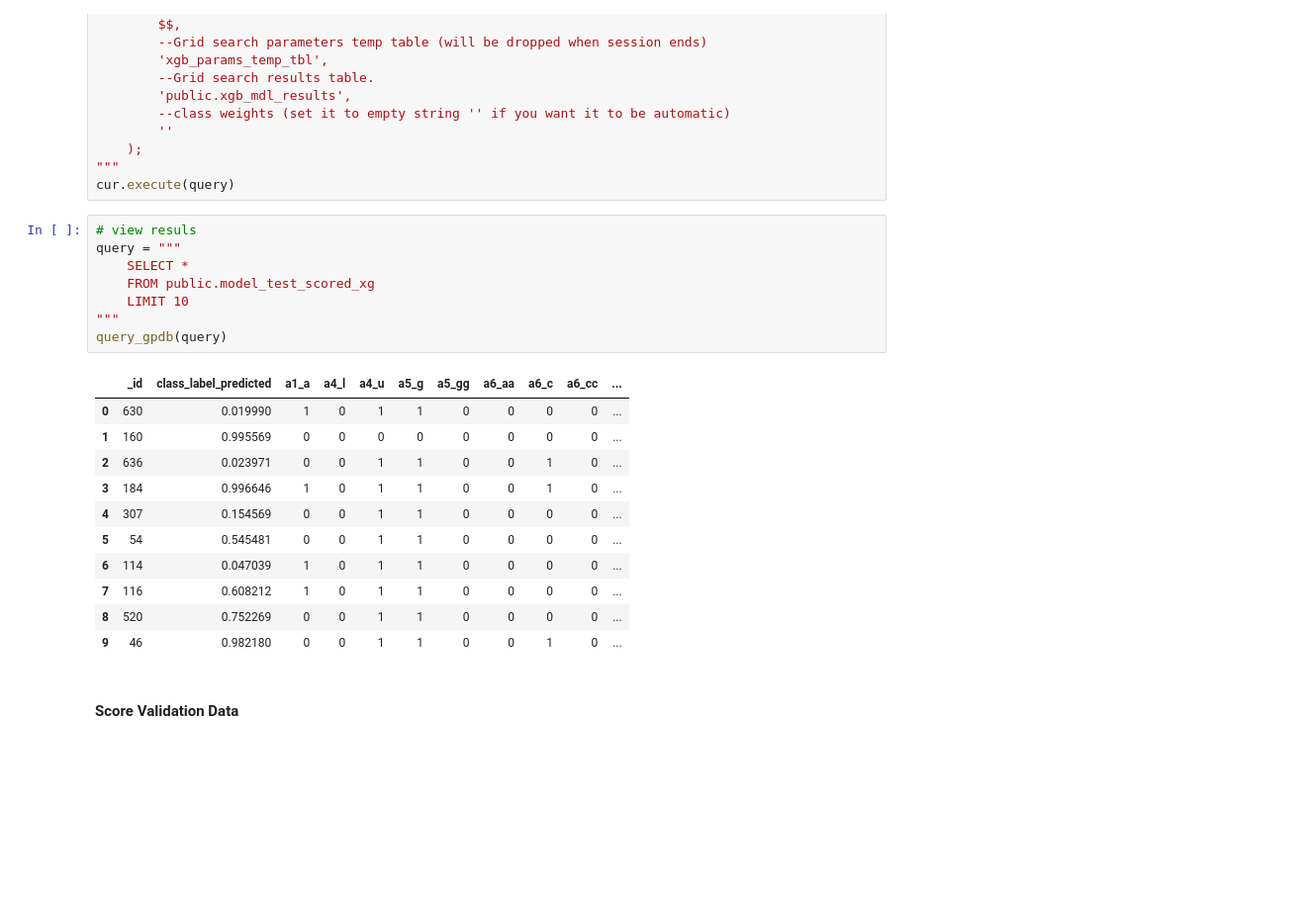
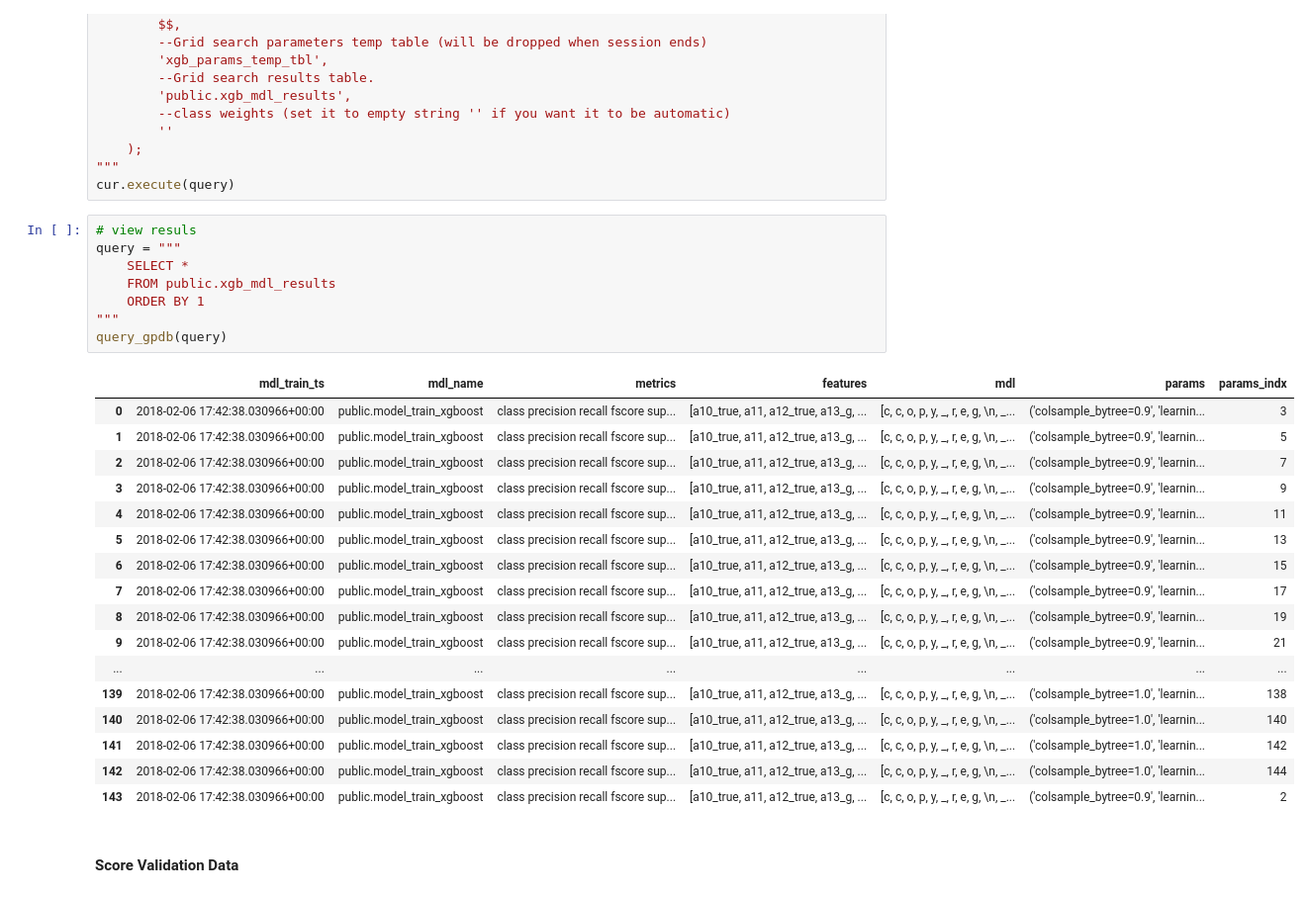
Before and after one commit to jvawdrey/gpdb5-demo, a Jupyter notebook: docker-jupyter/notebooks/Modeling Workflow Example - Greenplum Database.ipynb, the cells around one changed output. Shown at 99% size. Drawn from its saved outputs; the diff is of its cells as text; blank space fills up the shorter version.

Commit message:
xgboost fixes

```diff
--- a/docker-jupyter/notebooks/Modeling Workflow Example - Greenplum Database.ipynb
+++ b/docker-jupyter/notebooks/Modeling Workflow Example - Greenplum Database.ipynb
@@ -1172,23 +1162,29 @@ cur.execute(query)
 # %%
 # view resuls
 query = """
     SELECT *
-    FROM public.model_test_scored_xg
-    LIMIT 10
+    FROM public.xgb_mdl_results
+    ORDER BY 1
 """
 query_gpdb(query)
 # %% [output]
-|  | _id | class_label_predicted | a1_a | a4_l | a4_u | a5_g | a5_gg | a6_aa | a6_c | a6_cc | ... |
-| 0 | 630 | 0.019990 | 1 | 0 | 1 | 1 | 0 | 0 | 0 | 0 | ... |
-| 1 | 160 | 0.995569 | 0 | 0 | 0 | 0 | 0 | 0 | 0 | 0 | ... |
-| 2 | 636 | 0.023971 | 0 | 0 | 1 | 1 | 0 | 0 | 1 | 0 | ... |
-| 3 | 184 | 0.996646 | 1 | 0 | 1 | 1 | 0 | 0 | 1 | 0 | ... |
-| 4 | 307 | 0.154569 | 0 | 0 | 1 | 1 | 0 | 0 | 0 | 0 | ... |
-| 5 | 54 | 0.545481 | 0 | 0 | 1 | 1 | 0 | 0 | 0 | 0 | ... |
-| 6 | 114 | 0.047039 | 1 | 0 | 1 | 1 | 0 | 0 | 0 | 0 | ... |
-| 7 | 116 | 0.608212 | 1 | 0 | 1 | 1 | 0 | 0 | 0 | 0 | ... |
-| 8 | 520 | 0.752269 | 0 | 0 | 1 | 1 | 0 | 0 | 0 | 0 | ... |
-| 9 | 46 | 0.982180 | 0 | 0 | 1 | 1 | 0 | 0 | 1 | 0 | ... |
+|  | mdl_train_ts | mdl_name | metrics | features | mdl | params | params_indx |
+| 0 | 2018-02-06 17:42:38.030966+00:00 | public.model_train_xgboost | class precision recall fscore sup... | [a10_true, a11, a12_true, a13_g, ... | [c, c, o, p, y, _, r, e, g, \n, _... | ('colsample_bytree=0.9', 'learnin... | 3 |
+| 1 | 2018-02-06 17:42:38.030966+00:00 | public.model_train_xgboost | class precision recall fscore sup... | [a10_true, a11, a12_true, a13_g, ... | [c, c, o, p, y, _, r, e, g, \n, _... | ('colsample_bytree=0.9', 'learnin... | 5 |
+| 2 | 2018-02-06 17:42:38.030966+00:00 | public.model_train_xgboost | class precision recall fscore sup... | [a10_true, a11, a12_true, a13_g, ... | [c, c, o, p, y, _, r, e, g, \n, _... | ('colsample_bytree=0.9', 'learnin... | 7 |
+| 3 | 2018-02-06 17:42:38.030966+00:00 | public.model_train_xgboost | class precision recall fscore sup... | [a10_true, a11, a12_true, a13_g, ... | [c, c, o, p, y, _, r, e, g, \n, _... | ('colsample_bytree=0.9', 'learnin... | 9 |
+| 4 | 2018-02-06 17:42:38.030966+00:00 | public.model_train_xgboost | class precision recall fscore sup... | [a10_true, a11, a12_true, a13_g, ... | [c, c, o, p, y, _, r, e, g, \n, _... | ('colsample_bytree=0.9', 'learnin... | 11 |
+| 5 | 2018-02-06 17:42:38.030966+00:00 | public.model_train_xgboost | class precision recall fscore sup... | [a10_true, a11, a12_true, a13_g, ... | [c, c, o, p, y, _, r, e, g, \n, _... | ('colsample_bytree=0.9', 'learnin... | 13 |
+| 6 | 2018-02-06 17:42:38.030966+00:00 | public.model_train_xgboost | class precision recall fscore sup... | [a10_true, a11, a12_true, a13_g, ... | [c, c, o, p, y, _, r, e, g, \n, _... | ('colsample_bytree=0.9', 'learnin... | 15 |
+| 7 | 2018-02-06 17:42:38.030966+00:00 | public.model_train_xgboost | class precision recall fscore sup... | [a10_true, a11, a12_true, a13_g, ... | [c, c, o, p, y, _, r, e, g, \n, _... | ('colsample_bytree=0.9', 'learnin... | 17 |
+| 8 | 2018-02-06 17:42:38.030966+00:00 | public.model_train_xgboost | class precision recall fscore sup... | [a10_true, a11, a12_true, a13_g, ... | [c, c, o, p, y, _, r, e, g, \n, _... | ('colsample_bytree=0.9', 'learnin... | 19 |
+| 9 | 2018-02-06 17:42:38.030966+00:00 | public.model_train_xgboost | class precision recall fscore sup... | [a10_true, a11, a12_true, a13_g, ... | [c, c, o, p, y, _, r, e, g, \n, _... | ('colsample_bytree=0.9', 'learnin... | 21 |
+| ... | ... | ... | ... | ... | ... | ... | ... |
+| 139 | 2018-02-06 17:42:38.030966+00:00 | public.model_train_xgboost | class precision recall fscore sup... | [a10_true, a11, a12_true, a13_g, ... | [c, c, o, p, y, _, r, e, g, \n, _... | ('colsample_bytree=1.0', 'learnin... | 138 |
+| 140 | 2018-02-06 17:42:38.030966+00:00 | public.model_train_xgboost | class precision recall fscore sup... | [a10_true, a11, a12_true, a13_g, ... | [c, c, o, p, y, _, r, e, g, \n, _... | ('colsample_bytree=1.0', 'learnin... | 140 |
+| 141 | 2018-02-06 17:42:38.030966+00:00 | public.model_train_xgboost | class precision recall fscore sup... | [a10_true, a11, a12_true, a13_g, ... | [c, c, o, p, y, _, r, e, g, \n, _... | ('colsample_bytree=1.0', 'learnin... | 142 |
+| 142 | 2018-02-06 17:42:38.030966+00:00 | public.model_train_xgboost | class precision recall fscore sup... | [a10_true, a11, a12_true, a13_g, ... | [c, c, o, p, y, _, r, e, g, \n, _... | ('colsample_bytree=1.0', 'learnin... | 144 |
+| 143 | 2018-02-06 17:42:38.030966+00:00 | public.model_train_xgboost | class precision recall fscore sup... | [a10_true, a11, a12_true, a13_g, ... | [c, c, o, p, y, _, r, e, g, \n, _... | ('colsample_bytree=0.9', 'learnin... | 2 |
 # %% [markdown]
 <a id="xg_score_out_of_sample"></a>
 #### Score Validation Data
```
Also changed, not shown: parts of 9 cells of this notebook, 1 other file.
